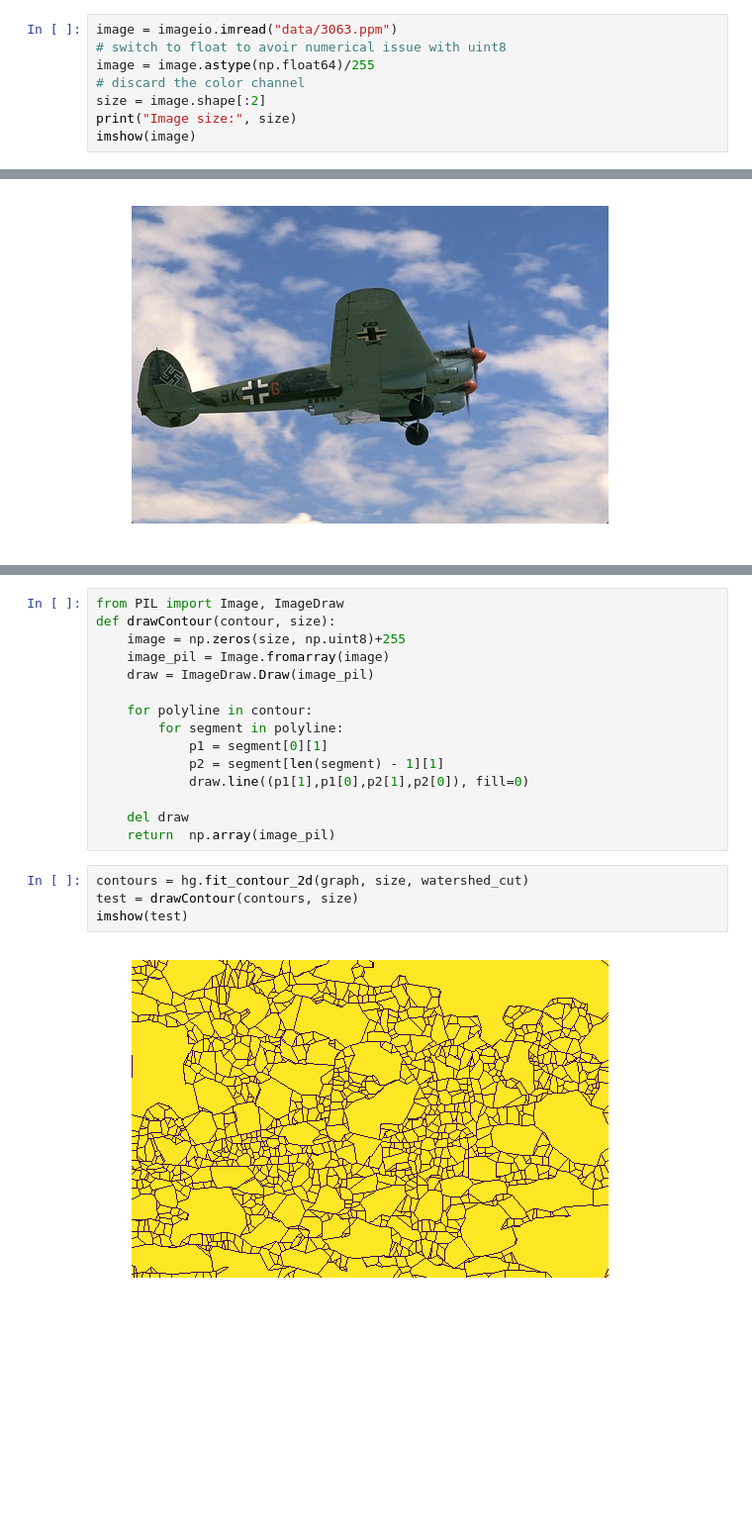
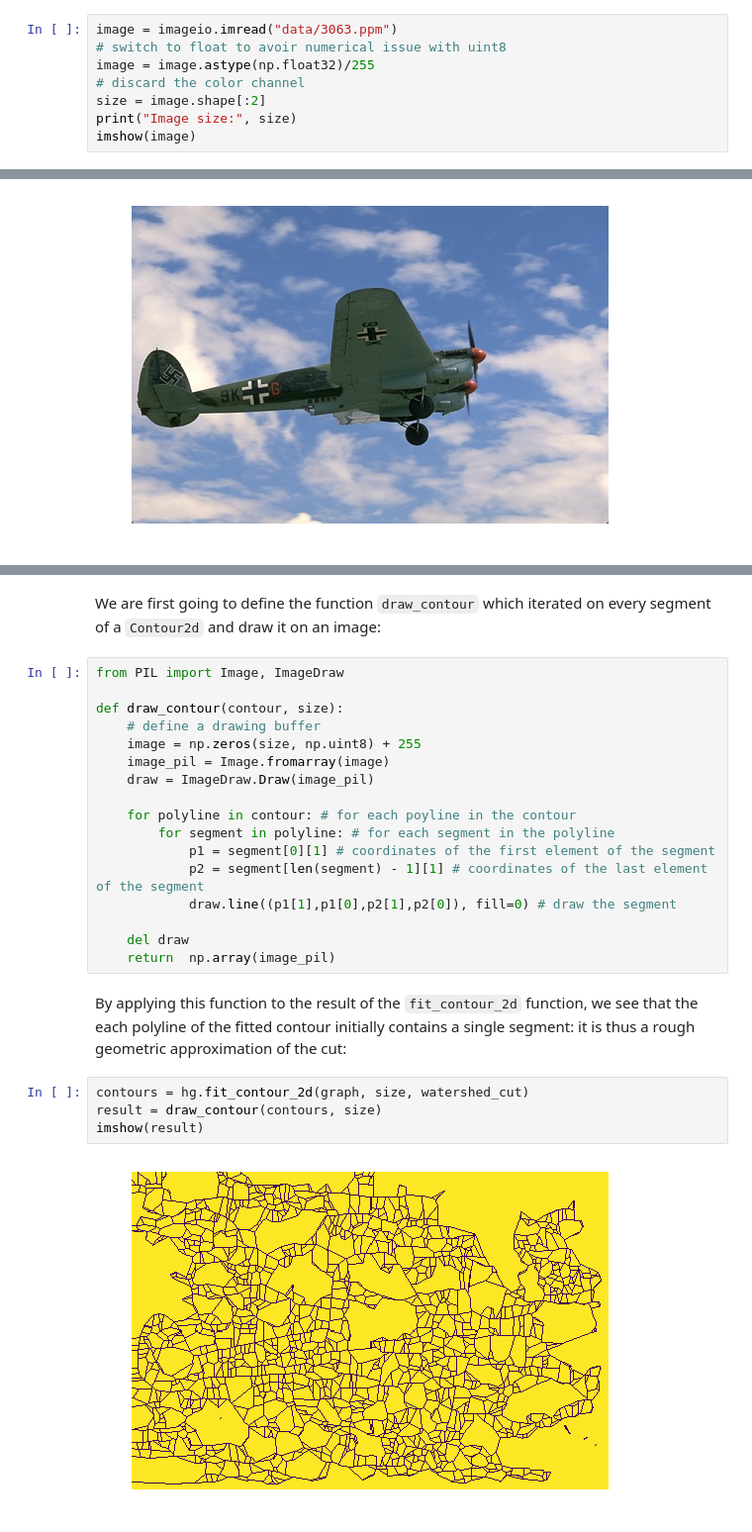
Before and after one commit to higra/Higra, a Jupyter notebook: notebooks/Contour Simplification.ipynb, the cells around one changed output, grey strips where cells are left out. Shown at 99% size. Cells and saved outputs as stored; diff of their text form; blank space fills up the shorter version.

```diff
--- a/notebooks/Contour Simplification.ipynb
+++ b/notebooks/Contour Simplification.ipynb
@@ -13,7 +23,7 @@ We will process a classical image from BSDS.
 # %%
 image = imageio.imread("data/3063.ppm")
 # switch to float to avoir numerical issue with uint8
-image = image.astype(np.float64)/255
+image = image.astype(np.float32)/255
 # discard the color channel
 size = image.shape[:2]
 print("Image size:", size)
@@ -45,21 +78,27 @@ imshow(watershed_cut_khalimsky)
+# %% [markdown]
+We are first going to define the function `draw_contour` which iterated on every segment of a `Contour2d` and draw it on an image:
 # %%
 from PIL import Image, ImageDraw
-def drawContour(contour, size):
-    image = np.zeros(size, np.uint8)+255
+
+def draw_contour(contour, size):
+    # define a drawing buffer
+    image = np.zeros(size, np.uint8) + 255
     image_pil = Image.fromarray(image)
     draw = ImageDraw.Draw(image_pil)
 
-    for polyline in contour:
-        for segment in polyline:
-            p1 = segment[0][1]
-            p2 = segment[len(segment) - 1][1]
-            draw.line((p1[1],p1[0],p2[1],p2[0]), fill=0)
+    for polyline in contour: # for each poyline in the contour
+        for segment in polyline: # for each segment in the polyline
+            p1 = segment[0][1] # coordinates of the first element of the segment
+            p2 = segment[len(segment) - 1][1] # coordinates of the last element of the segment
+            draw.line((p1[1],p1[0],p2[1],p2[0]), fill=0) # draw the segment
 
     del draw
     return  np.array(image_pil)
+# %% [markdown]
+By applying this function to the result of the `fit_contour_2d` function, we see that the each polyline of the fitted contour initially contains a single segment: it is thus a rough geometric approximation of the cut:
 # %%
 contours = hg.fit_contour_2d(graph, size, watershed_cut)
-test = drawContour(contours, size)
-imshow(test)
+result = draw_contour(contours, size)
+imshow(result)
 # %% [output]
-[figure, old version]
+[figure, new version]
```
Also changed, not shown: parts of 17 cells of this notebook, 3 other files.
